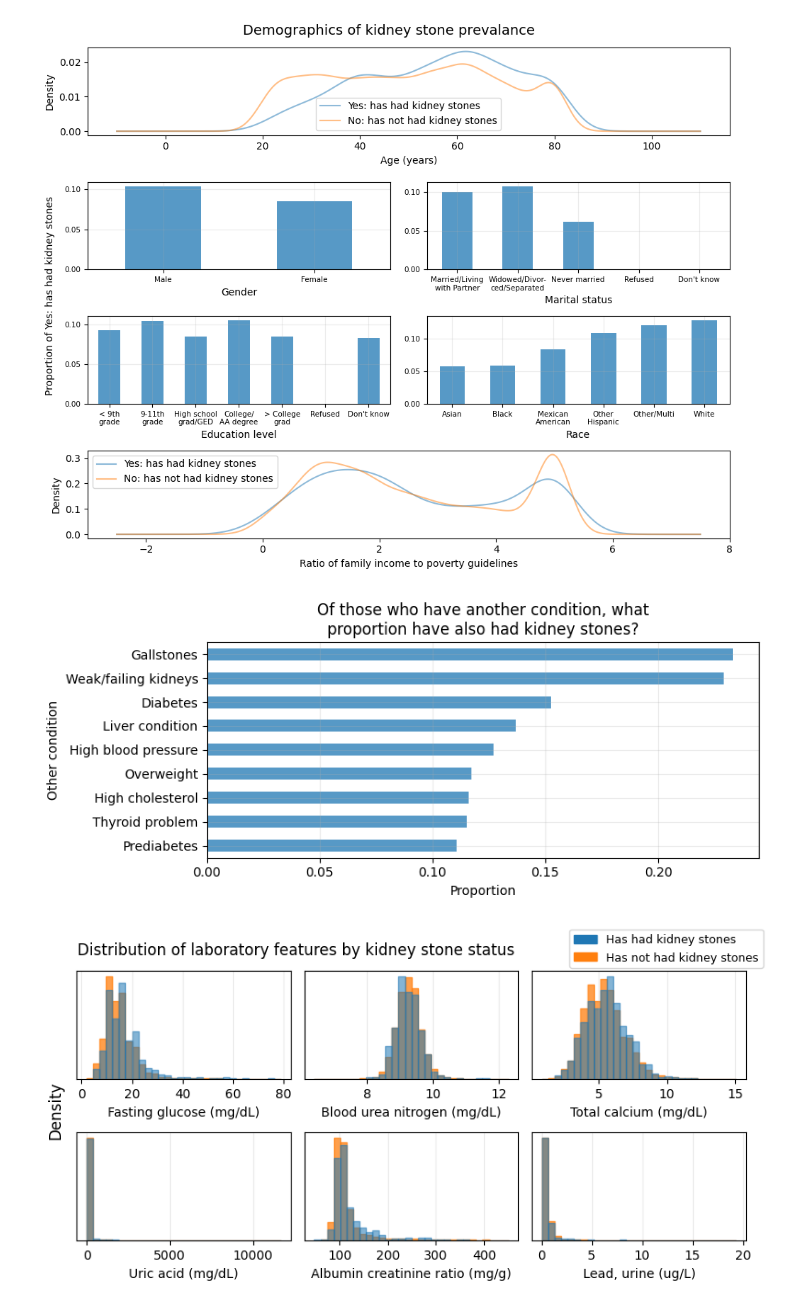
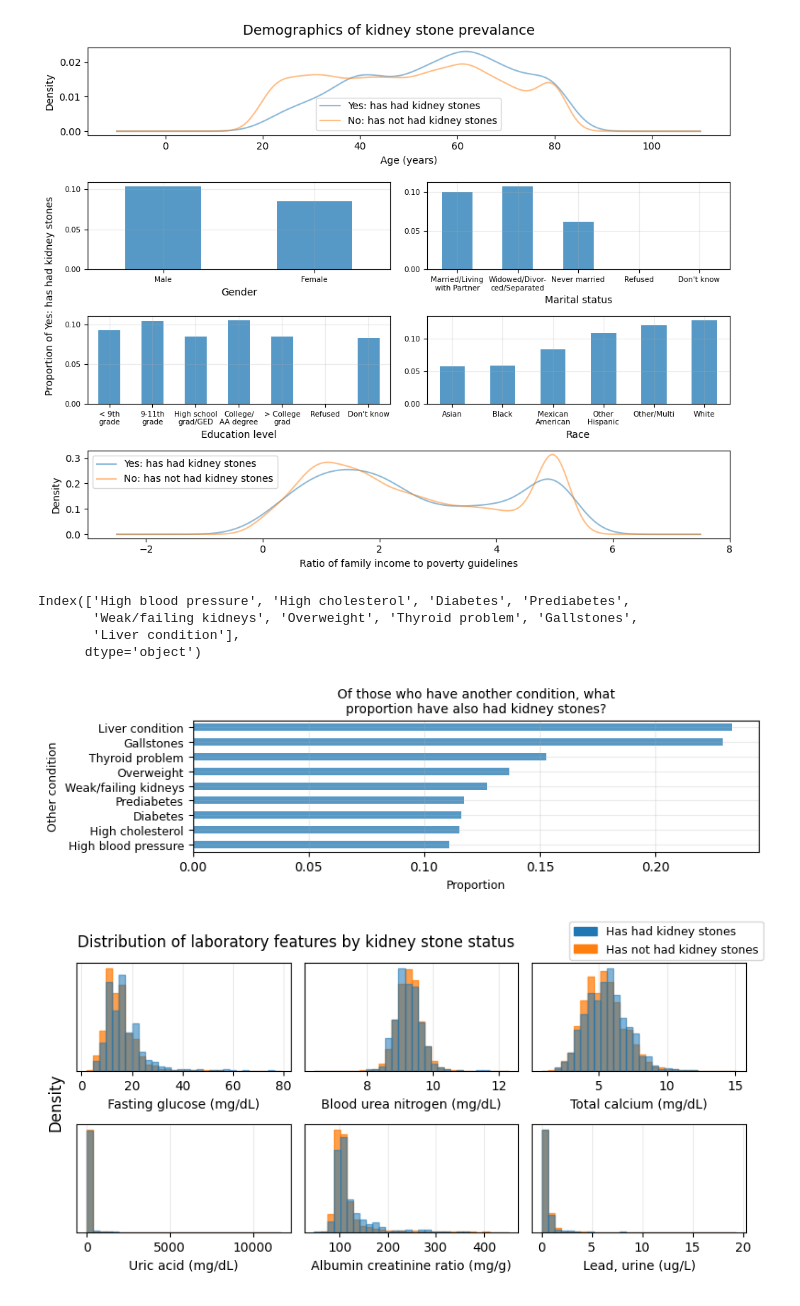
Before and after one commit to dvnguyen02/DATA301-Project, a Jupyter notebook: EDA/background-and-data - Copy.ipynb, the cells around one changed output. Drawn from its saved outputs; the diff is of its cells as text; code cells hidden in the pictures.

```diff
--- a/EDA/background-and-data - Copy.ipynb
+++ b/EDA/background-and-data - Copy.ipynb
@@ -325,20 +325,28 @@ cond_df.rename(columns = {
     "MCQ160L": "Liver condition"
 }, inplace = True)
 cond_df = cond_df.T
+# %%
+cond_df.index
+# %% [output]
+Index(['High blood pressure', 'High cholesterol', 'Diabetes', 'Prediabetes',
+       'Weak/failing kidneys', 'Overweight', 'Thyroid problem', 'Gallstones',
+       'Liver condition'],
+      dtype='object')
 # %%
-fig, ax = plt.subplots(figsize = (8,3.5))
+fig, ax = plt.subplots(figsize = (8,2.5))
 
 cond_df[1].sort_values().plot.barh(ax = ax, alpha = 0.75)
-ax.set_title("Of those who have another condition, what\nproportion have also had kidney stones?")
+ax.set_title("Of those who have another condition, what\nproportion have also had kidney stones?", fontsize = 10)
 ax.grid(alpha = 0.25)
-ax.set_xlabel("Proportion")
-ax.set_ylabel("Other condition")
+ax.set_xlabel("Proportion", fontsize = 9)
+ax.set_ylabel("Other condition", fontsize = 9)
+ax.set_yticks(range(len(cond_df.index)), cond_df.index, fontsize = 9)
 
 plt.tight_layout()
 #plt.savefig("../results/figures/cond_ks_prop.png")
 plt.show()
 # %% [output]
-[figure, old version]
+[figure, new version]
 # %%
 lab_cols = ["LBXSBU", "LBXSCA", "LBXSUA", "URDACT", "LBXGLU", "URXUPB"]
 lab_names = [
```
Also changed, not shown: parts of 1 cell of this notebook, 2 other files.
